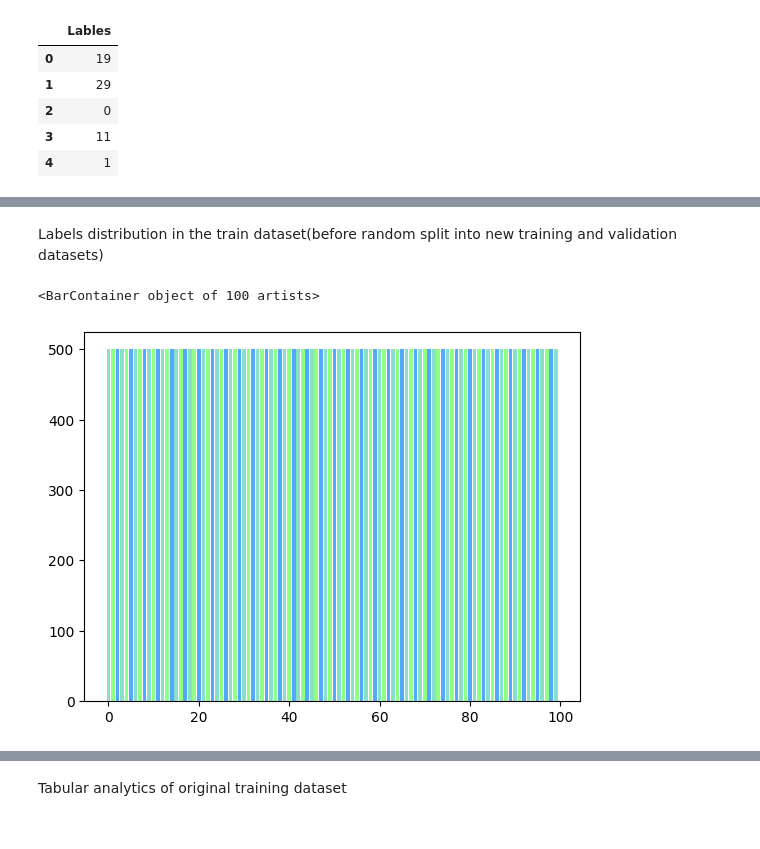
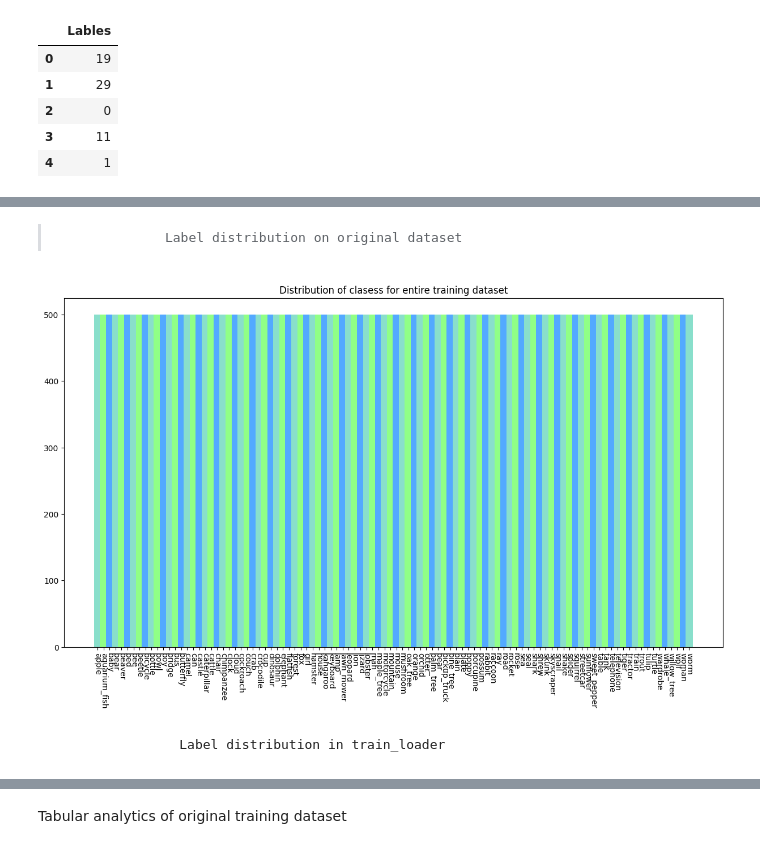
Before and after one commit to irkado/ml-cnn-transfer-learning, a Jupyter notebook: data_preparation/CIFAR_100/Graphs_CIFAR_100.ipynb, the cells around one changed output, grey strips where cells are left out. Drawn from its saved outputs; the diff is of its cells as text; code cells hidden in the pictures.

```diff
--- a/data_preparation/CIFAR_100/Graphs_CIFAR_100.ipynb
+++ b/data_preparation/CIFAR_100/Graphs_CIFAR_100.ipynb
@@ -74 +72,5 @@ RuntimeError: [enforce fail at alloc_cpu.cpp:114] data. DefaultCPUAllocator: not
+# %%
+labels = train_loader.dataset.dataset.classes
+
+label_dict = {i: name for i, name in enumerate(labels)}
 # %%
@@ -140,5 +154,5 @@ We are reshaping train data, because DataFrame expects 2-dim input
 train_d_reshaped = torch.from_numpy(train_data).reshape(50000,-1)
 # %%
 train_data = pd.DataFrame(train_d_reshaped)
-train_labels = pd.DataFrame(train_labels, columns=["Lables"])
+train_targest = pd.DataFrame(train_labels, columns=["Lables"])
 # %%
@@ -163,11 +167,14 @@ Text(0.5, 1.0, 'Distribution of clasess for 1000 samples')
-# %% [markdown]
-Labels distribution in the train dataset(before random split into new training and validation datasets)
-# %%
-
-labels_counts = train_labels.value_counts()
-
-
-plt.bar(x=values, height=labels_counts,color=["#89dfcb","#90ff86", "#53a9ff"])
-# %% [output]
-<BarContainer object of 100 artists>
-[figure, removed]
+# %% [markdown]
+>                 Label distribution on original dataset
+# %%
+target_values = train_targest.value_counts()
+# %%
+plt.figure(figsize=(15,8))
+plt.bar(x=labels, height=target_values,color=["#89dfcb","#90ff86", "#53a9ff"],width=1.2)
+plt.title("Distribution of clasess for entire training dataset")
+plt.xticks(rotation=-90)
+plt.show()
+# %% [output]
+[figure, added]
+# %% [markdown]
+                    Label distribution in train_loader
```
Also changed, not shown: parts of 13 cells of this notebook, 2 other files.
